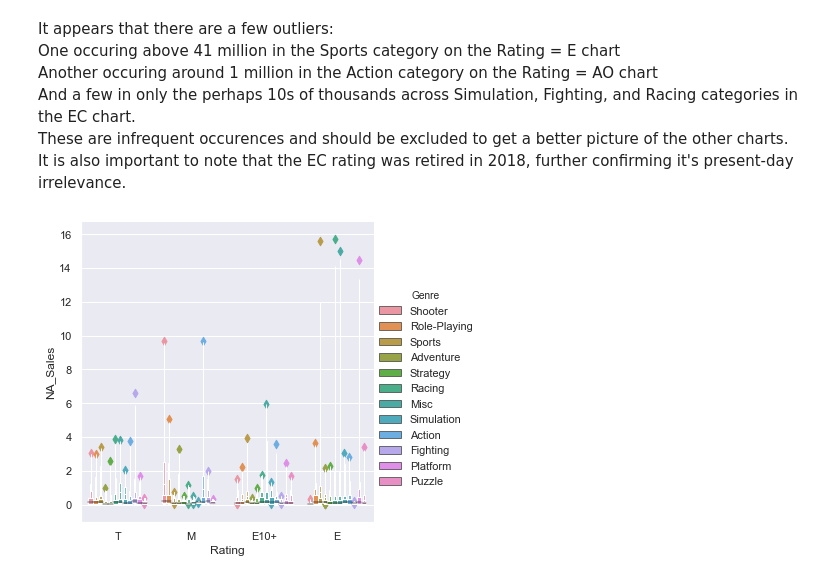
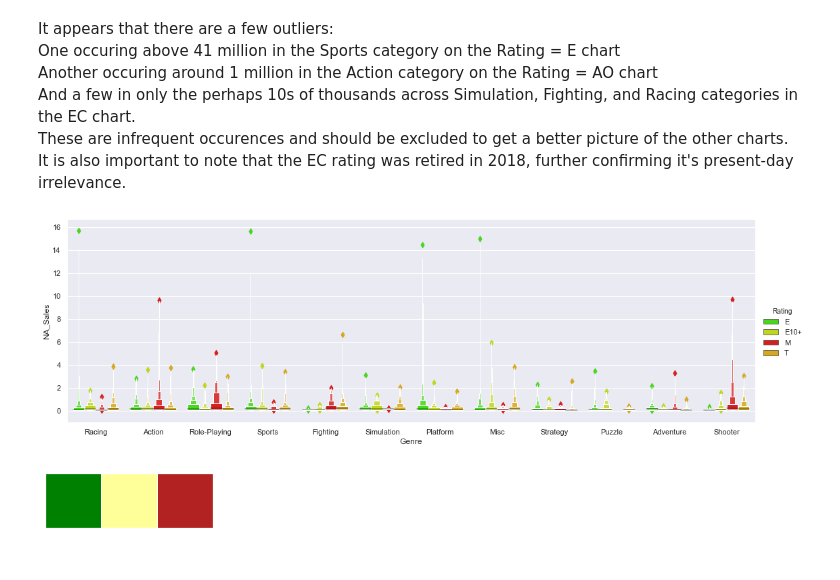
Before and after one commit to rjstange/Video-Game-Sales-by-ESRB-Rating, a Jupyter notebook: Video Game Sales By Maturity Rating.ipynb, the cells around one changed output. Drawn from its saved outputs; the diff is of its cells as text; code cells hidden in the pictures.

```diff
--- a/Video Game Sales By Maturity Rating.ipynb
+++ b/Video Game Sales By Maturity Rating.ipynb
@@ -34,6 +35,7 @@ It appears that there are a few outliers:
 # %%
 # Eliminating extreme outliers of sales more than 30 million,
 # and Adult Only/Early Childhood rated entries.
+colors = sns.color_palette(['#37f400', '#d6f400', '#f40000', '#f3b701'])
 
 na_sales_e_to_m = sales[(sales['NA_Sales'] > 0)
                        & (sales['NA_Sales'] < 30)
@@ -41,8 +43,13 @@ na_sales_e_to_m = sales[(sales['NA_Sales'] > 0)
                        & (sales['Rating'] != 'AO')
                        & (sales['Rating'] != 'EC')]
 # %%
-sns.catplot(x='Rating', y='NA_Sales', kind='boxen', hue='Genre',
-            data=na_sales_e_to_m.sort_values('NA_Sales'))
+sns.catplot(x='Genre', y='NA_Sales',
+            kind='boxen', hue='Rating', aspect=3, palette=colors,
+            data=na_sales_e_to_m.sort_values('Rating'))
 plt.show()
 # %% [output]
-[figure, old version]
+[figure, new version]
+# %%
+sns.palplot(sns.color_palette(['#008000', '#FFFF99', '#B22222']))
+# %% [output]
+[figure, added]
```
Also changed, not shown: parts of 1 cell of this notebook.
